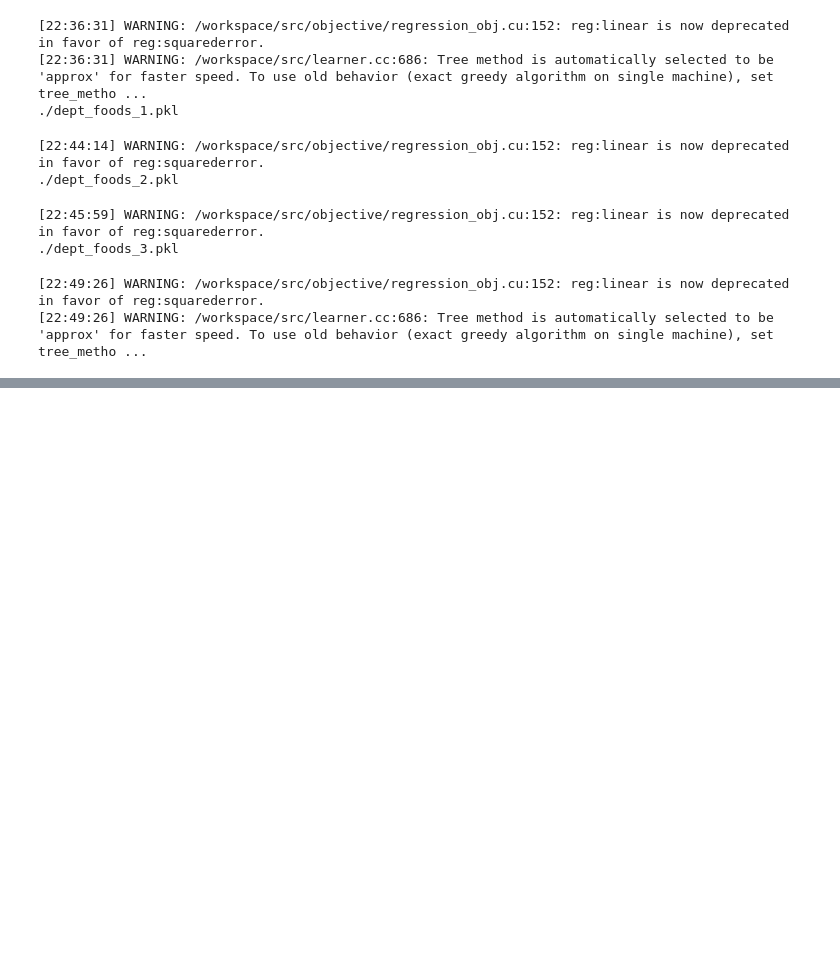
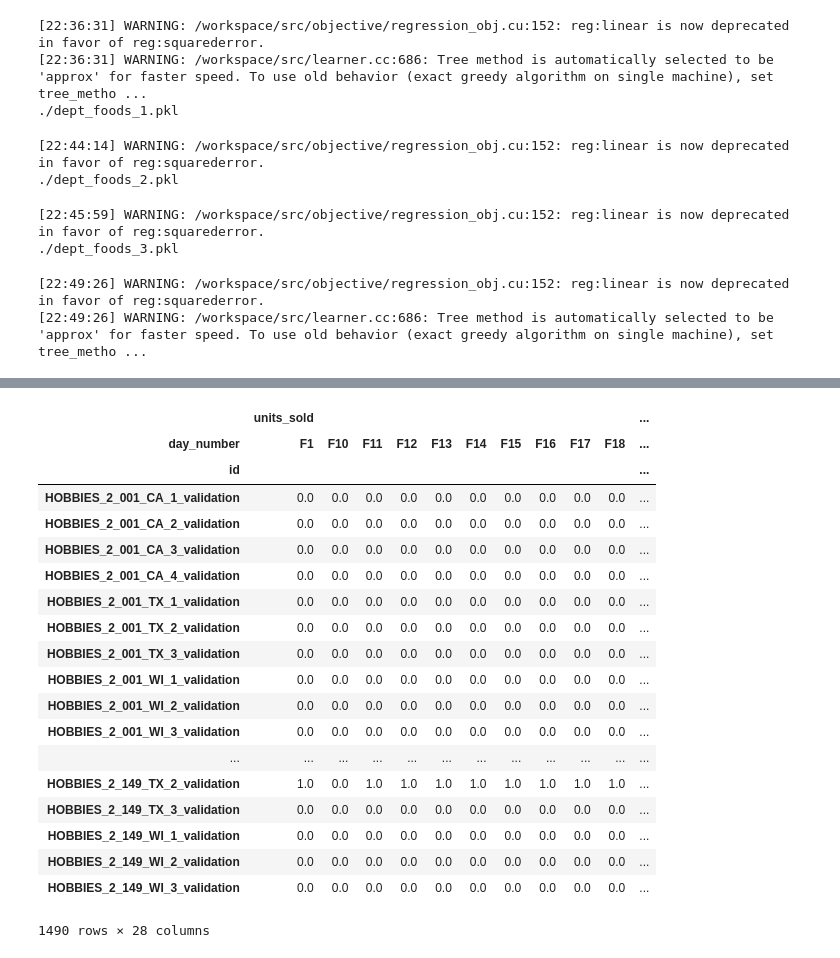
Before and after one commit to atabas/M5-Forecasting-Accuracy, a Jupyter notebook: 6-XGBoostDepartmentLevel.ipynb, the cells around one changed output, grey strips where cells are left out. Saved outputs shown, nothing was run; the diff lists cells and outputs as text; code cells hidden in the pictures; blank space fills up the shorter version.

```diff
--- a/6-XGBoostDepartmentLevel.ipynb
+++ b/6-XGBoostDepartmentLevel.ipynb
@@ -99,0 +96,24 @@ array(['HOBBIES_2_001', 'HOBBIES_2_002', 'HOBBIES_2_003', ...,
+# %%
+dept_hobbies_2 = dept_hobbies_2.pivot(index='id', columns='day_number', values=['units_sold'])
+dept_hobbies_2
+# %% [output]
+|  | units_sold |  |  |  |  |  |  |  |  |  | ... |
+| day_number | F1 | F10 | F11 | F12 | F13 | F14 | F15 | F16 | F17 | F18 | ... |
+| id |  |  |  |  |  |  |  |  |  |  | ... |
+| HOBBIES_2_001_CA_1_validation | 0.0 | 0.0 | 0.0 | 0.0 | 0.0 | 0.0 | 0.0 | 0.0 | 0.0 | 0.0 | ... |
+| HOBBIES_2_001_CA_2_validation | 0.0 | 0.0 | 0.0 | 0.0 | 0.0 | 0.0 | 0.0 | 0.0 | 0.0 | 0.0 | ... |
+| HOBBIES_2_001_CA_3_validation | 0.0 | 0.0 | 0.0 | 0.0 | 0.0 | 0.0 | 0.0 | 0.0 | 0.0 | 0.0 | ... |
+| HOBBIES_2_001_CA_4_validation | 0.0 | 0.0 | 0.0 | 0.0 | 0.0 | 0.0 | 0.0 | 0.0 | 0.0 | 0.0 | ... |
+| HOBBIES_2_001_TX_1_validation | 0.0 | 0.0 | 0.0 | 0.0 | 0.0 | 0.0 | 0.0 | 0.0 | 0.0 | 0.0 | ... |
+| HOBBIES_2_001_TX_2_validation | 0.0 | 0.0 | 0.0 | 0.0 | 0.0 | 0.0 | 0.0 | 0.0 | 0.0 | 0.0 | ... |
+| HOBBIES_2_001_TX_3_validation | 0.0 | 0.0 | 0.0 | 0.0 | 0.0 | 0.0 | 0.0 | 0.0 | 0.0 | 0.0 | ... |
+| HOBBIES_2_001_WI_1_validation | 0.0 | 0.0 | 0.0 | 0.0 | 0.0 | 0.0 | 0.0 | 0.0 | 0.0 | 0.0 | ... |
+| HOBBIES_2_001_WI_2_validation | 0.0 | 0.0 | 0.0 | 0.0 | 0.0 | 0.0 | 0.0 | 0.0 | 0.0 | 0.0 | ... |
+| HOBBIES_2_001_WI_3_validation | 0.0 | 0.0 | 0.0 | 0.0 | 0.0 | 0.0 | 0.0 | 0.0 | 0.0 | 0.0 | ... |
+| ... | ... | ... | ... | ... | ... | ... | ... | ... | ... | ... | ... |
+| HOBBIES_2_149_TX_2_validation | 1.0 | 0.0 | 1.0 | 1.0 | 1.0 | 1.0 | 1.0 | 1.0 | 1.0 | 1.0 | ... |
+| HOBBIES_2_149_TX_3_validation | 0.0 | 0.0 | 0.0 | 0.0 | 0.0 | 0.0 | 0.0 | 0.0 | 0.0 | 0.0 | ... |
+| HOBBIES_2_149_WI_1_validation | 0.0 | 0.0 | 0.0 | 0.0 | 0.0 | 0.0 | 0.0 | 0.0 | 0.0 | 0.0 | ... |
+| HOBBIES_2_149_WI_2_validation | 0.0 | 0.0 | 0.0 | 0.0 | 0.0 | 0.0 | 0.0 | 0.0 | 0.0 | 0.0 | ... |
+| HOBBIES_2_149_WI_3_validation | 0.0 | 0.0 | 0.0 | 0.0 | 0.0 | 0.0 | 0.0 | 0.0 | 0.0 | 0.0 | ... |
+1490 rows × 28 columns
```
Also changed, not shown: parts of 18 cells of this notebook.
